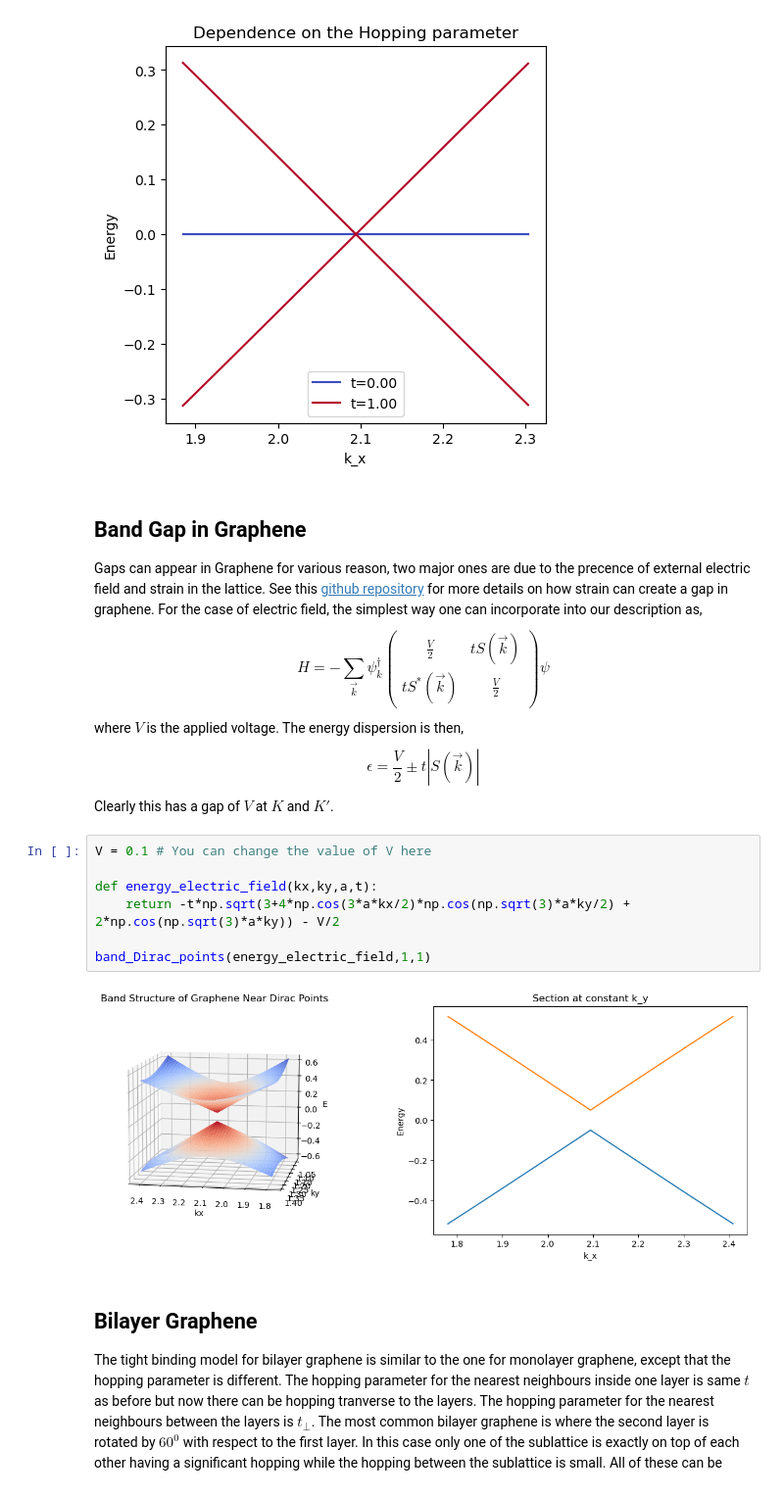
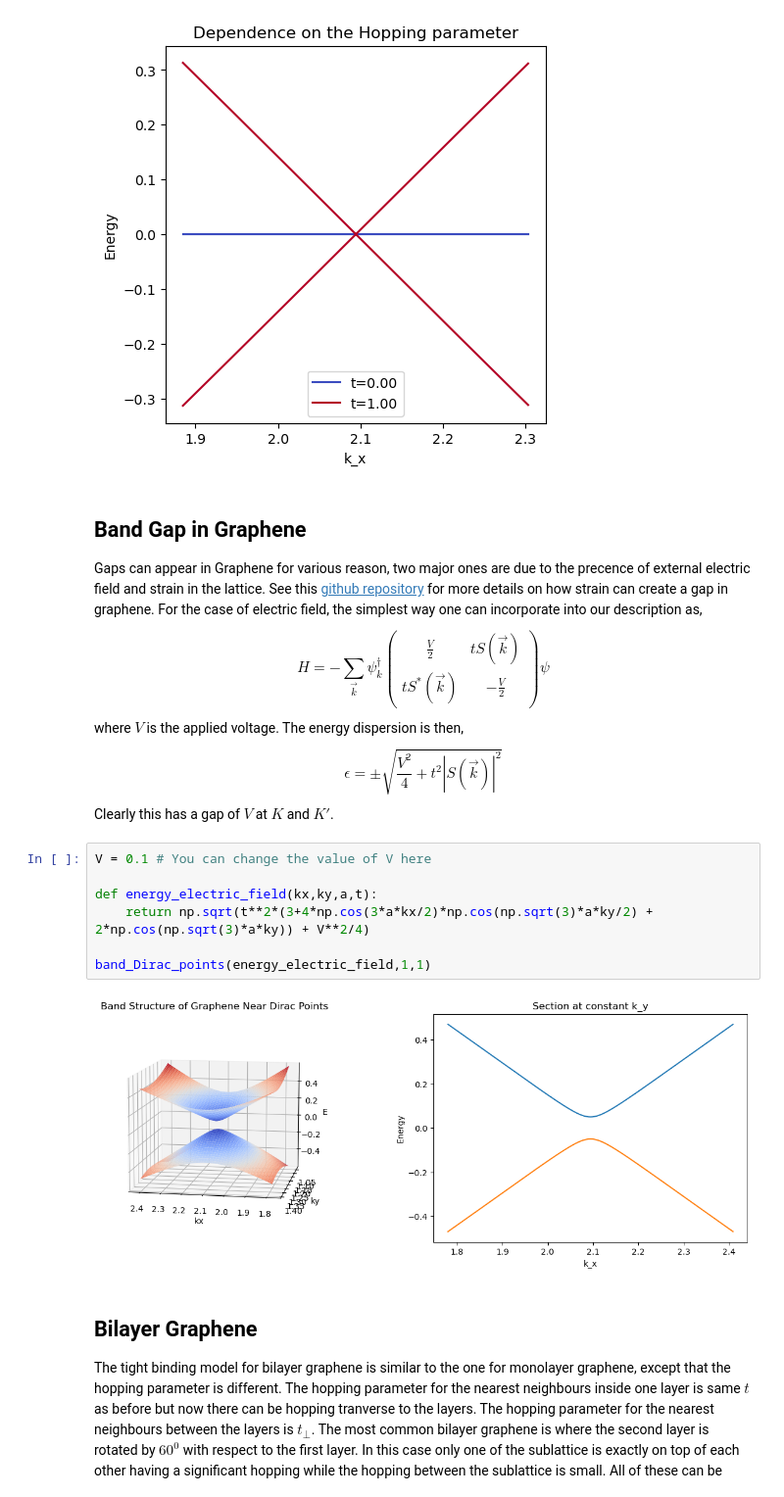
Before and after one commit to biplab37/Graphene, a Jupyter notebook: Graphene_Band_Structure.ipynb, the cells around one changed output. Shown: that part at 98% size. Cells and saved outputs as stored; diff of their text form.

```diff
--- a/Graphene_Band_Structure.ipynb
+++ b/Graphene_Band_Structure.ipynb
@@ -127,22 +127,22 @@ band_t(energy, 1, trange)
 ## Band Gap in Graphene
 Gaps can appear in Graphene for various reason, two major ones are due to the precence of external electric field and strain in the lattice. See this [github repository](https://github.com/Newaiy/ComputationalPhysics-TBmodel_Graphene) for more details on how strain can create a gap in graphene. For the case of electric field, the simplest way one can incorporate into our description as,
 $$
-    H = -\sum_{\vec k} \psi_k^\dagger \begin{pmatrix}\frac{V}{2} & tS(\vec k) \\ tS^{*}(\vec k) & \frac{V}{2}\end{pmatrix}\psi
+    H = -\sum_{\vec k} \psi_k^\dagger \begin{pmatrix}\frac{V}{2} & tS(\vec k) \\ tS^{*}(\vec k) & -\frac{V}{2}\end{pmatrix}\psi
 $$
 where $V$ is the applied voltage. The energy dispersion is then,
 $$
-    \epsilon = \frac{V}{2} \pm t|S(\vec k)|
+    \epsilon = \pm\sqrt{\frac{V^2}{4} + t^2|S(\vec k)|^2 }
 $$
 Clearly this has a gap of $V$ at $K$ and $K'$.
 # %%
 V = 0.1 # You can change the value of V here
 
 def energy_electric_field(kx,ky,a,t):
-    return -t*np.sqrt(3+4*np.cos(3*a*kx/2)*np.cos(np.sqrt(3)*a*ky/2) + 2*np.cos(np.sqrt(3)*a*ky)) - V/2
+    return np.sqrt(t**2*(3+4*np.cos(3*a*kx/2)*np.cos(np.sqrt(3)*a*ky/2) + 2*np.cos(np.sqrt(3)*a*ky)) + V**2/4)
 
 band_Dirac_points(energy_electric_field,1,1)
 # %% [output]
-[figure, old version]
+[figure, new version]
 # %% [markdown]
 ## Bilayer Graphene
 The tight binding model for bilayer graphene is similar to the one for monolayer graphene, except that the hopping parameter is different. The hopping parameter for the nearest neighbours inside one layer is same $t$ as before but now there can be hopping tranverse to the layers. The hopping parameter for the nearest neighbours between the layers is $t_\perp$. The most common bilayer graphene is where the second layer is rotated by $60^0$ with respect to the first layer. In this case only one of the sublattice is exactly on top of each other having a significant hopping while the hopping between the sublattice is small. All of these can be incoporated into our simple description by ,
```
